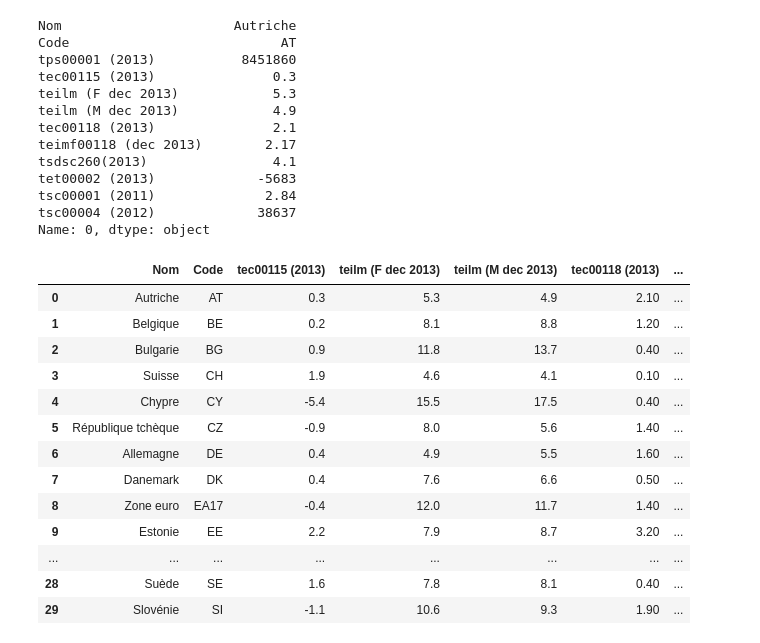
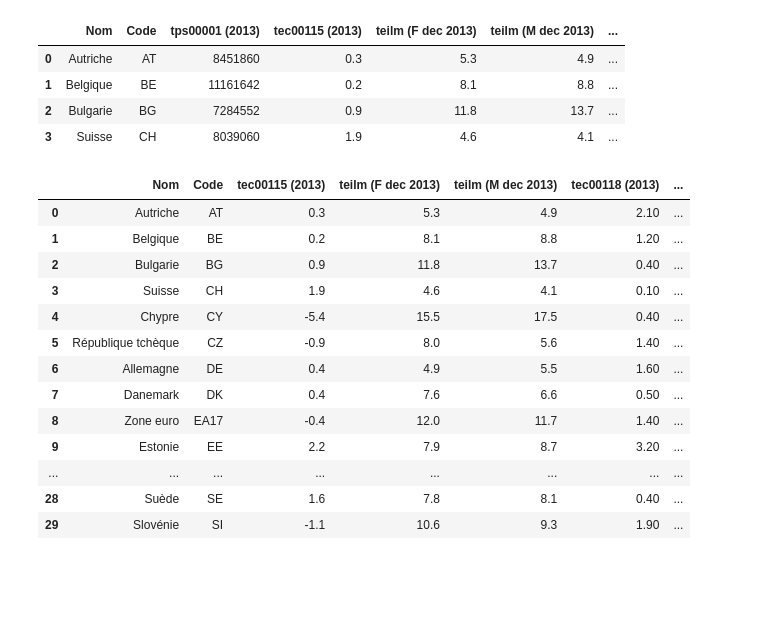
Before and after one commit to amadousysada/BI, a Jupyter notebook: tp2.1.1.ipynb, the cells around one changed output. Cells and saved outputs as stored; diff of their text form; code cells hidden in the pictures; blank space fills up the shorter version.

```diff
--- a/tp2.1.1.ipynb
+++ b/tp2.1.1.ipynb
@@ -6,20 +6,11 @@ from sklearn.decomposition import PCA
 from sklearn import preprocessing
 # %%
 data = pd.read_csv("eurostat/eurostat-2013.csv")
+data.head(4)
+# %% [output]
+|  | Nom | Code | tps00001 (2013) | tec00115 (2013) | teilm (F dec 2013) | teilm (M dec 2013) | ... |
+| 0 | Autriche | AT | 8451860 | 0.3 | 5.3 | 4.9 | ... |
+| 1 | Belgique | BE | 11161642 | 0.2 | 8.1 | 8.8 | ... |
+| 2 | Bulgarie | BG | 7284552 | 0.9 | 11.8 | 13.7 | ... |
+| 3 | Suisse | CH | 8039060 | 1.9 | 4.6 | 4.1 | ... |
-# %%
-data.iloc[0]
-# %% [output]
-Nom                      Autriche
-Code                           AT
-tps00001 (2013)           8451860
-tec00115 (2013)               0.3
-teilm (F dec 2013)            5.3
-teilm (M dec 2013)            4.9
-tec00118 (2013)               2.1
-teimf00118 (dec 2013)        2.17
-tsdsc260(2013)                4.1
-tet00002 (2013)             -5683
-tsc00001 (2011)              2.84
-tsc00004 (2012)             38637
-Name: 0, dtype: object
 # %%
```
Also changed, not shown: parts of 5 cells of this notebook, 4 other files.
